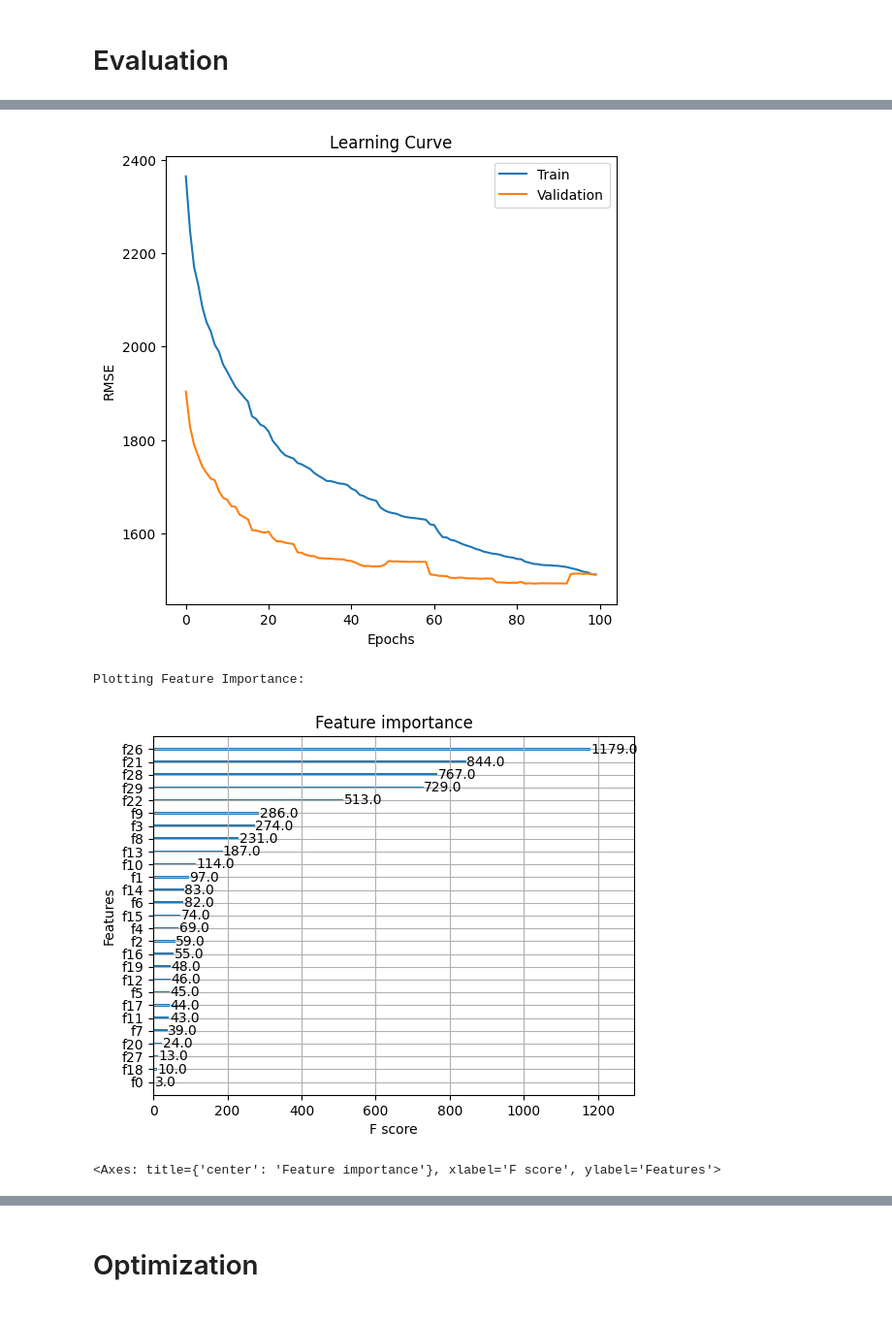
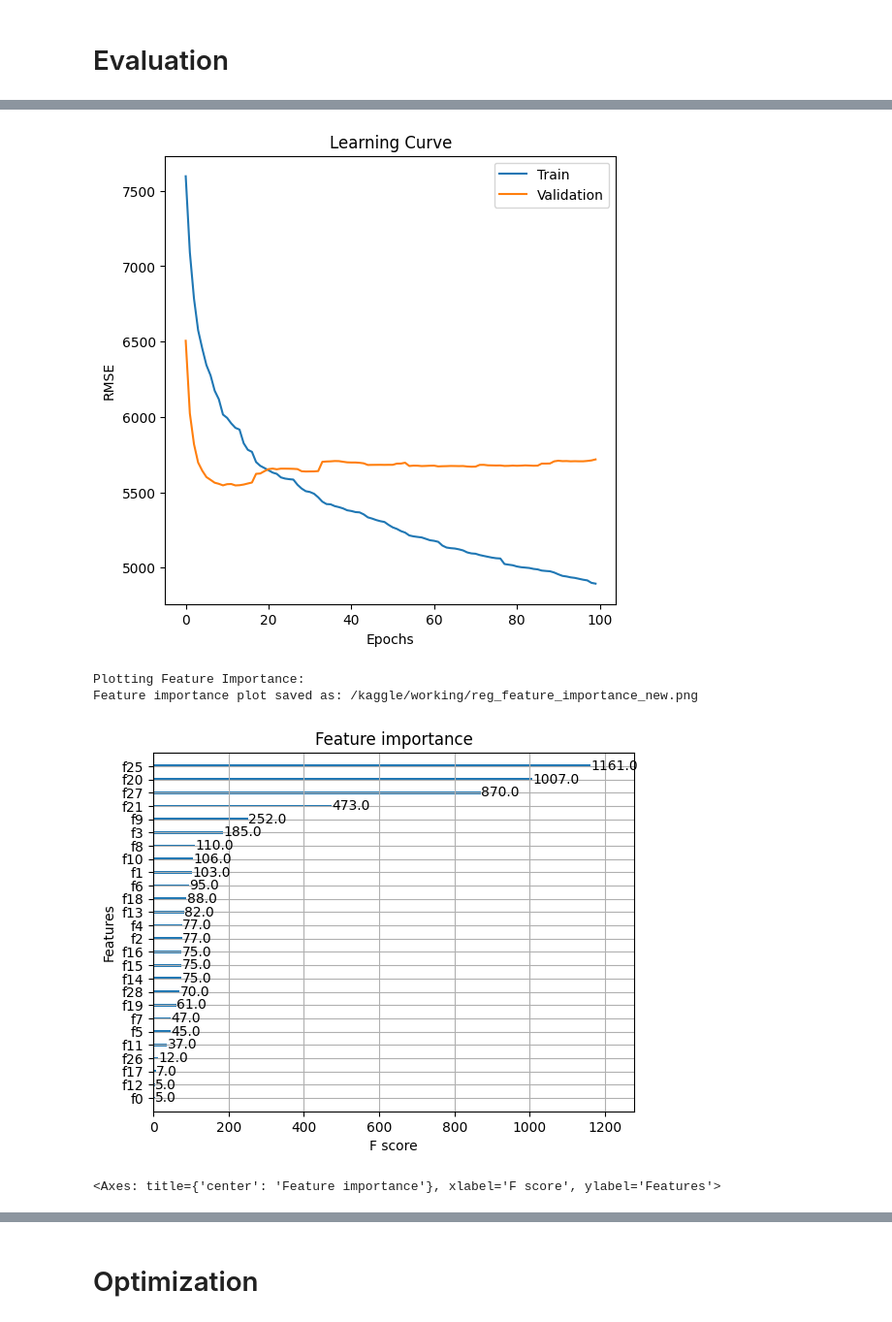
Before and after one commit to ntung110/cxc2025-federato, a Jupyter notebook: FederatoChallenge/submission/train_time_usage_model.ipynb, the cells around one changed output, grey strips where cells are left out. Shown: that part at 97% size. Cells and saved outputs as stored; diff of their text form; code cells hidden in the pictures.

```diff
--- a/FederatoChallenge/submission/train_time_usage_model.ipynb
+++ b/FederatoChallenge/submission/train_time_usage_model.ipynb
@@ -80,5 +402,5 @@ shape: (17, 2)
 # %%
-df = df.drop(["session_id", "user_id_first"])
+df = df.drop(["user_id"])
 # %%
 df_test = df.filter((pl.col('train') == '5') | (pl.col('train') == '6'))
 # %%
@@ -109,15 +459,16 @@ shape: (347_380,)
 # %%
 train_validation_split = TrainValidationSplit(val_ratio = 0.01, random_state = 42)
 
-# Split each set into relevant X and y data
-X_train, y_train = train_validation_split.X_y_split(df_train, 'session_seconds_mean')
-X_val, y_val = train_validation_split.X_y_split(df_val, 'session_seconds_mean')
-X_test, y_test = train_validation_split.X_y_split(df_test, 'session_seconds_mean')
+target_col = "session_seconds"
+
+# Use the X_y_split method from TrainValidationSplit
+X_train, y_train = train_validation_split.X_y_split(df_train, target_col)
+X_val, y_val = train_validation_split.X_y_split(df_val, target_col)
+X_test, y_test = train_validation_split.X_y_split(df_test, target_col)
 
 # Clean data function
 def clean_data(X, y):
     mask = ~(y.is_null() | y.is_infinite())
-    X = X.drop('train')
     return X.filter(mask), y.filter(mask)
 
 # Apply cleaning to pre-split data
@@ -136,9 +487,10 @@ trainer = Trainer(XGBRegressor, dataloader)
 params = {'eval_set' : [(X_train, y_train), (X_val, y_val)]}
 # %%
 params = {
-    'objective': 'reg:squarederror',
-    'eval_metric': 'rmse',
-    'random_state': 42
+    'reg_lambda': 1.0,
+    'reg_alpha': 0.5,
+    'max_depth': 6,
+    'min_child_weight': 5,
 }
 
 # Train initial model
@@ -170,10 +522,10 @@ print("\nTest Set Metrics:")
 eval_classifier.get_regression_metrics(X_test, y_test)
 
 print("Plotting Learning Curve:")
-eval_classifier.plot_learning_curve()
+eval_classifier.plot_learning_curve(save_path="reg_learning_curve_new.png")
 
 print("Plotting Feature Importance:")
-eval_classifier.plot_feature_importance(X_test, y_test)
+eval_classifier.plot_feature_importance(X_test, y_test, save_path="reg_feature_importance_new.png")
 # %% [output]
 Test Set Metrics:
 R2:
@@ -186,4 +539,5 @@ Plotting Learning Curve:
-[figure, old version]
+[figure, new version]
 Plotting Feature Importance:
+Feature importance plot saved as: /kaggle/working/reg_feature_importance_new.png
-[figure, old version]
+[figure, new version]
 <Axes: title={'center': 'Feature importance'}, xlabel='F score', ylabel='Features'>
```
Also changed, not shown: parts of 15 cells of this notebook.
